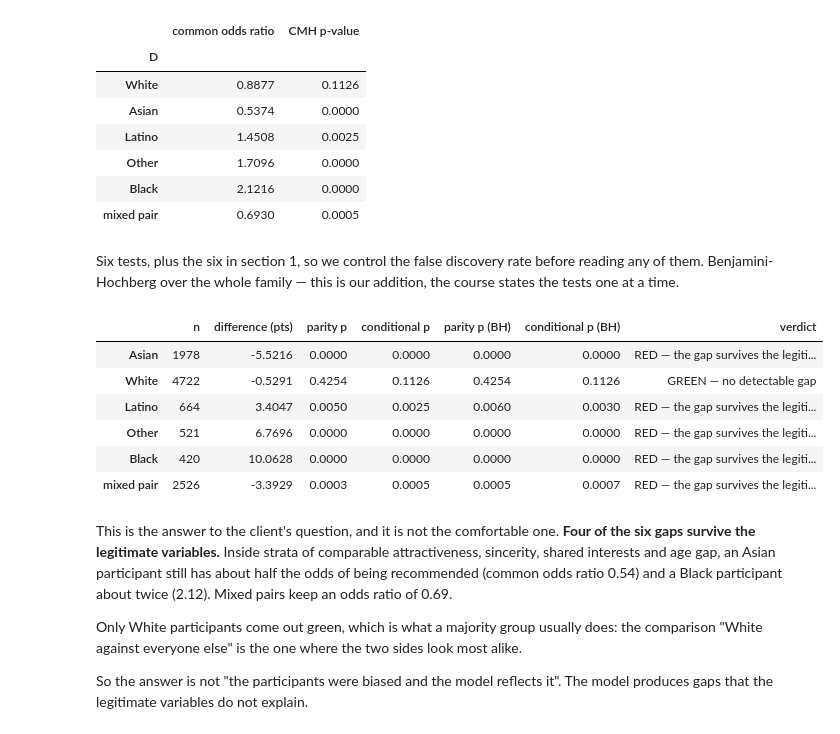
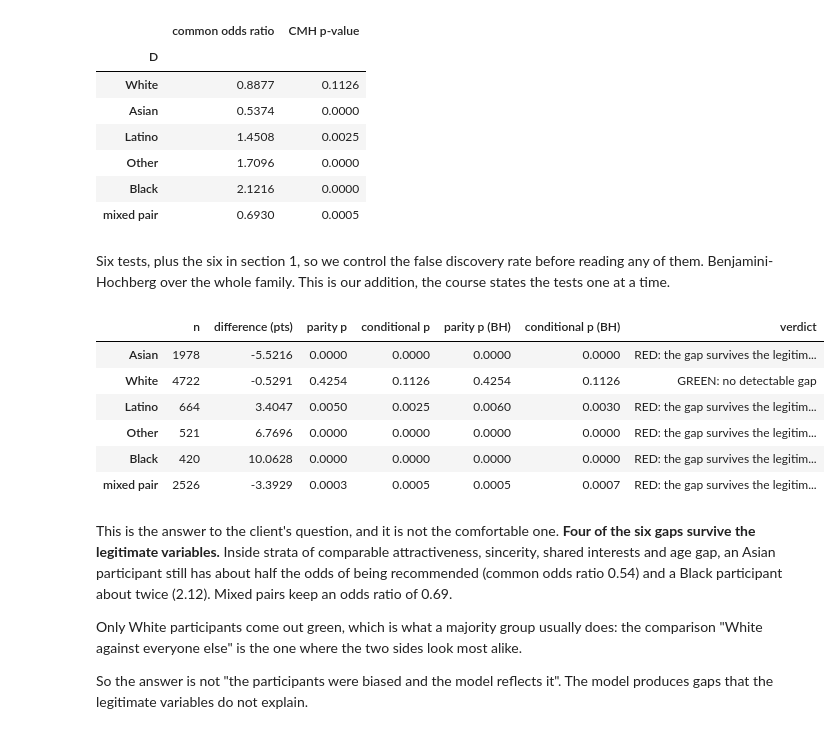
Before and after one commit to ithierda/isaf-group-rito-mitsouka, a Jupyter notebook: notebooks/06_fairness.ipynb, the cells around one changed output. Cells and saved outputs as stored; diff of their text form; code cells hidden in the pictures.

```diff
--- a/notebooks/06_fairness.ipynb
+++ b/notebooks/06_fairness.ipynb
@@ -208,39 +208,39 @@ conditional.round(4)
 | mixed pair | 0.6930 | 0.0005 |
 # %% [markdown]
 Six tests, plus the six in section 1, so we control the false discovery rate before reading any of
-them. Benjamini-Hochberg over the whole family — this is our addition, the course states the tests
+them. Benjamini-Hochberg over the whole family. This is our addition, the course states the tests
 one at a time.
 # %%
 verdicts = pd.DataFrame({
     "n": list(parity.n) + [int(mixed.sum())],
     "difference (pts)": list(parity["difference (pts)"]) + [pair_parity["difference (pts)"].iloc[0]],
     "parity p": list(parity["p-value"]) + [pair_parity["p-value"].iloc[0]]},
     index=list(parity.index) + ["mixed pair"])
 verdicts["conditional p"] = conditional["CMH p-value"].reindex(verdicts.index).to_numpy()
 
 for column in ["parity p", "conditional p"]:
     verdicts[column + " (BH)"] = multipletests(verdicts[column], alpha=ALPHA, method="fdr_bh")[1]
 
 def traffic_light(row):
     raw = row["parity p (BH)"] < ALPHA
     conditioned = row["conditional p (BH)"] < ALPHA
     if raw and conditioned:
-        return "RED — the gap survives the legitimate variables"
+        return "RED: the gap survives the legitimate variables"
     if raw:
-        return "AMBER — gap explained by the legitimate variables"
-    return "GREEN — no detectable gap"
+        return "AMBER: gap explained by the legitimate variables"
+    return "GREEN: no detectable gap"
 
 verdicts["verdict"] = verdicts.apply(traffic_light, axis=1)
 verdicts.to_csv("reports/tables/06_parity_verdicts.csv")
 verdicts.round(4)
 # %% [output]
 |  | n | difference (pts) | parity p | conditional p | parity p (BH) | conditional p (BH) | verdict |
-| Asian | 1978 | -5.5216 | 0.0000 | 0.0000 | 0.0000 | 0.0000 | RED — the gap survives the legiti... |
-| White | 4722 | -0.5291 | 0.4254 | 0.1126 | 0.4254 | 0.1126 | GREEN — no detectable gap |
-| Latino | 664 | 3.4047 | 0.0050 | 0.0025 | 0.0060 | 0.0030 | RED — the gap survives the legiti... |
-| Other | 521 | 6.7696 | 0.0000 | 0.0000 | 0.0000 | 0.0000 | RED — the gap survives the legiti... |
-| Black | 420 | 10.0628 | 0.0000 | 0.0000 | 0.0000 | 0.0000 | RED — the gap survives the legiti... |
-| mixed pair | 2526 | -3.3929 | 0.0003 | 0.0005 | 0.0005 | 0.0007 | RED — the gap survives the legiti... |
+| Asian | 1978 | -5.5216 | 0.0000 | 0.0000 | 0.0000 | 0.0000 | RED: the gap survives the legitim... |
+| White | 4722 | -0.5291 | 0.4254 | 0.1126 | 0.4254 | 0.1126 | GREEN: no detectable gap |
+| Latino | 664 | 3.4047 | 0.0050 | 0.0025 | 0.0060 | 0.0030 | RED: the gap survives the legitim... |
+| Other | 521 | 6.7696 | 0.0000 | 0.0000 | 0.0000 | 0.0000 | RED: the gap survives the legitim... |
+| Black | 420 | 10.0628 | 0.0000 | 0.0000 | 0.0000 | 0.0000 | RED: the gap survives the legitim... |
+| mixed pair | 2526 | -3.3929 | 0.0003 | 0.0005 | 0.0005 | 0.0007 | RED: the gap survives the legitim... |
 # %% [markdown]
 This is the answer to the client's question, and it is not the comfortable one. **Four of the six
 gaps survive the legitimate variables.** Inside strata of comparable attractiveness, sincerity,
```
Also changed, not shown: parts of 15 cells of this notebook, 25 other files.
